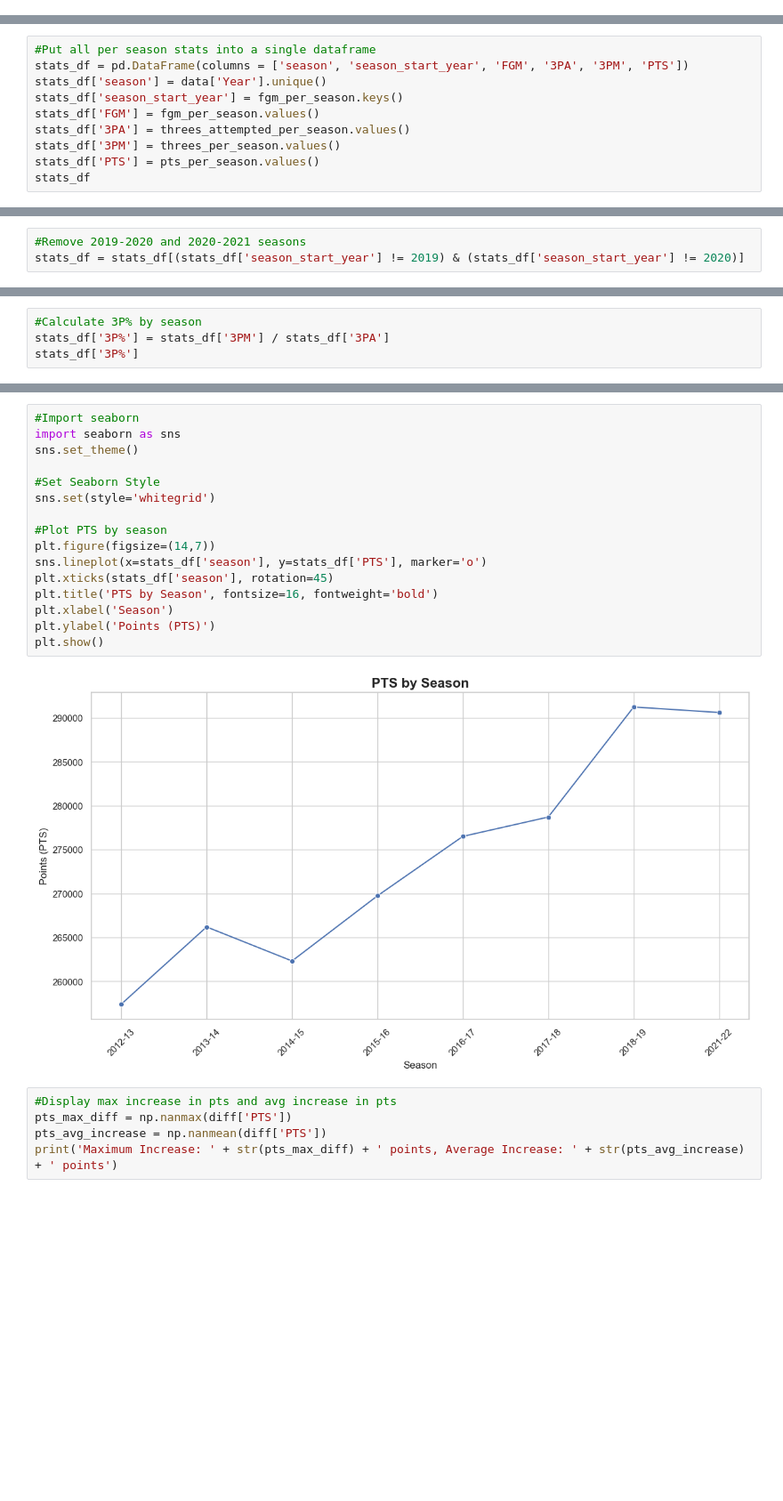
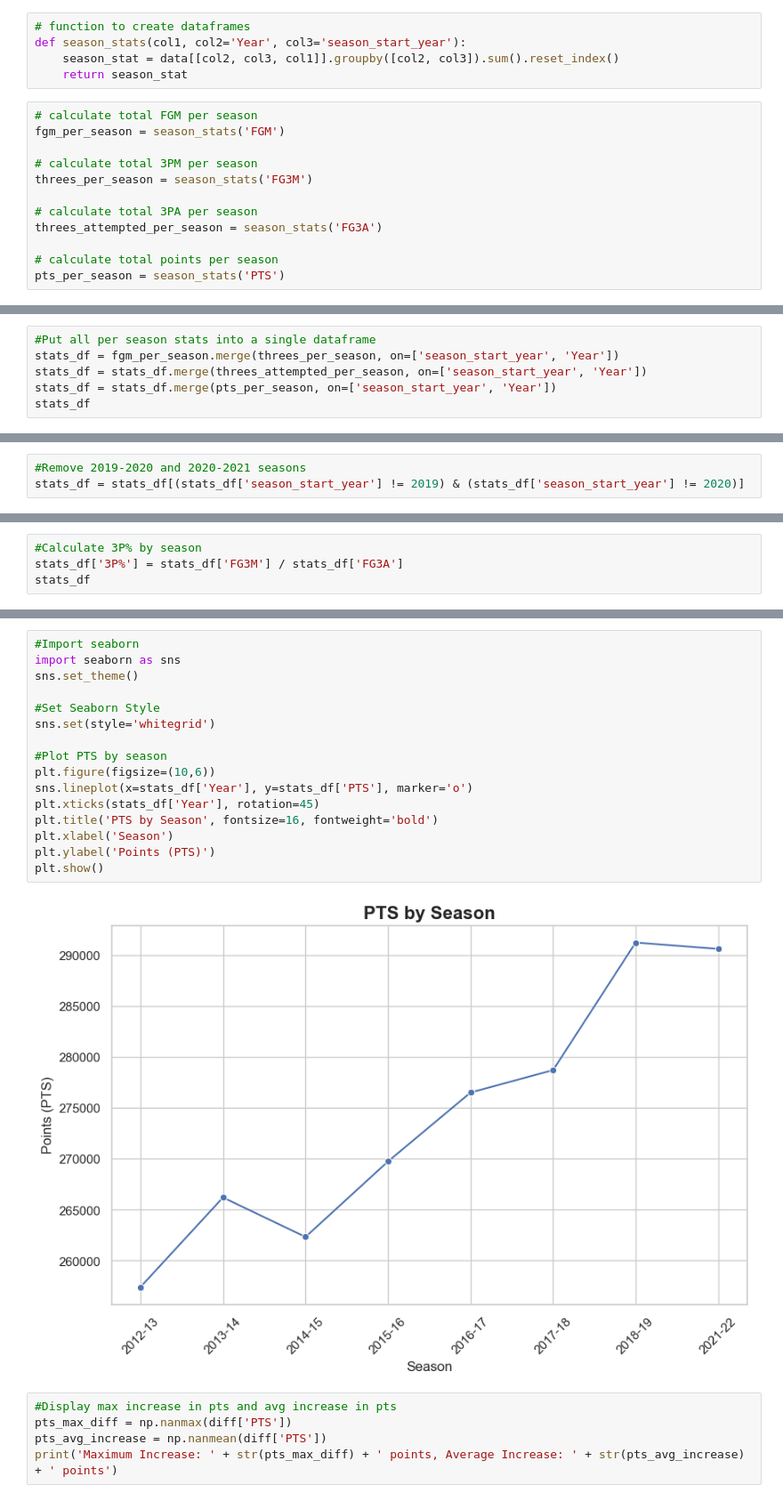
Before and after one commit to chanz6/analytics-NBA-Scoring-Evolution, a Jupyter notebook: cleaning and analysis.ipynb, the cells around one changed output, grey strips where cells are left out. Shown: that part at 89% size. Saved outputs shown, nothing was run; the diff lists cells and outputs as text; blank space fills up the shorter version.

```diff
--- a/cleaning and analysis.ipynb
+++ b/cleaning and analysis.ipynb
@@ -184,0 +159,17 @@ pts_per_season
+# %%
+# function to create dataframes
+def season_stats(col1, col2='Year', col3='season_start_year'):
+    season_stat = data[[col2, col3, col1]].groupby([col2, col3]).sum().reset_index()
+    return season_stat
+# %%
+# calculate total FGM per season
+fgm_per_season = season_stats('FGM')
+
+# calculate total 3PM per season
+threes_per_season = season_stats('FG3M')
+
+# calculate total 3PA per season
+threes_attempted_per_season = season_stats('FG3A')
+
+# calculate total points per season
+pts_per_season = season_stats('PTS')
@@ -185,11 +187,7 @@ pts_per_season
 # %%
 #Put all per season stats into a single dataframe
-stats_df = pd.DataFrame(columns = ['season', 'season_start_year', 'FGM', '3PA', '3PM', 'PTS'])
-stats_df['season'] = data['Year'].unique()
-stats_df['season_start_year'] = fgm_per_season.keys()
-stats_df['FGM'] = fgm_per_season.values()
-stats_df['3PA'] = threes_attempted_per_season.values()
-stats_df['3PM'] = threes_per_season.values()
-stats_df['PTS'] = pts_per_season.values()
+stats_df = fgm_per_season.merge(threes_per_season, on=['season_start_year', 'Year'])
+stats_df = stats_df.merge(threes_attempted_per_season, on=['season_start_year', 'Year'])
+stats_df = stats_df.merge(pts_per_season, on=['season_start_year', 'Year'])
 stats_df
 # %% [output]
@@ -210,7 +219,7 @@ stats_df = stats_df[(stats_df['season_start_year'] != 2019) & (stats_df['season_
 # %%
 #Calculate 3P% by season
-stats_df['3P%'] = stats_df['3PM'] / stats_df['3PA']
-stats_df['3P%']
+stats_df['3P%'] = stats_df['FG3M'] / stats_df['FG3A']
+stats_df
 # %% [output]
 A value is trying to be set on a copy of a slice from a DataFrame.
 Try using .loc[row_indexer,col_indexer] = value instead
@@ -232,21 +244,21 @@ diff = stats_df[['FGM', '3PA', '3PM', 'PTS']].diff()
 # %%
 #Import seaborn
 import seaborn as sns
 sns.set_theme()
 
 #Set Seaborn Style
 sns.set(style='whitegrid')
 
 #Plot PTS by season
-plt.figure(figsize=(14,7))
-sns.lineplot(x=stats_df['season'], y=stats_df['PTS'], marker='o')
-plt.xticks(stats_df['season'], rotation=45)
+plt.figure(figsize=(10,6))
+sns.lineplot(x=stats_df['Year'], y=stats_df['PTS'], marker='o')
+plt.xticks(stats_df['Year'], rotation=45)
 plt.title('PTS by Season', fontsize=16, fontweight='bold')
 plt.xlabel('Season')
 plt.ylabel('Points (PTS)')
 plt.show()
 # %% [output]
-[figure, old version]
+[figure, new version]
 # %%
 #Display max increase in pts and avg increase in pts
 pts_max_diff = np.nanmax(diff['PTS'])
```
Also changed, not shown: parts of 37 cells of this notebook, 2 other files.
